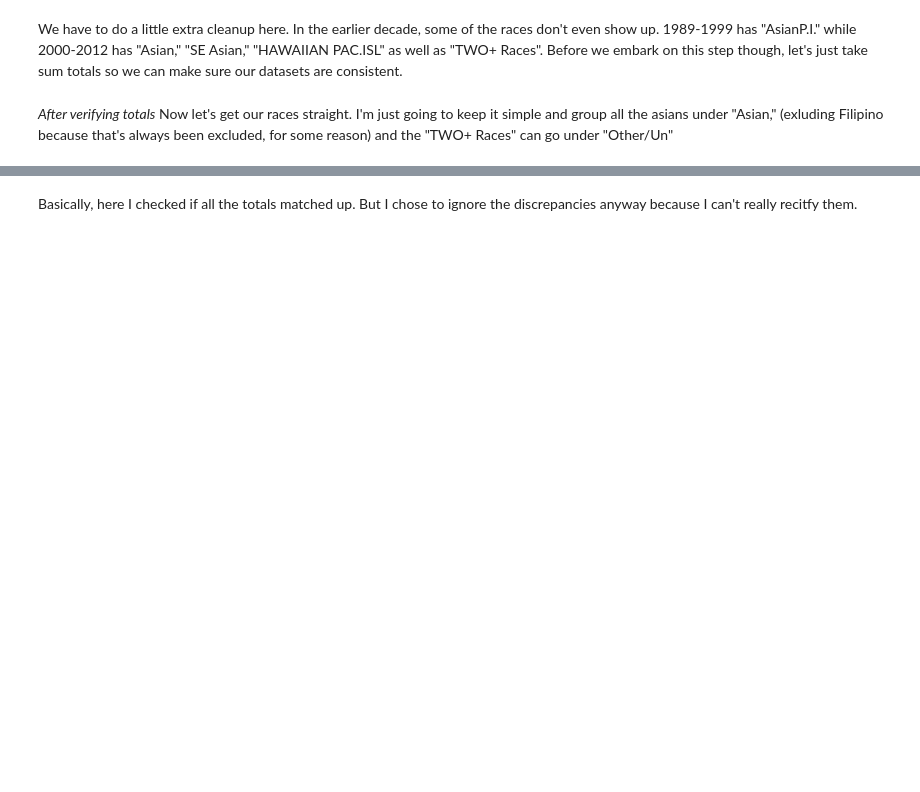
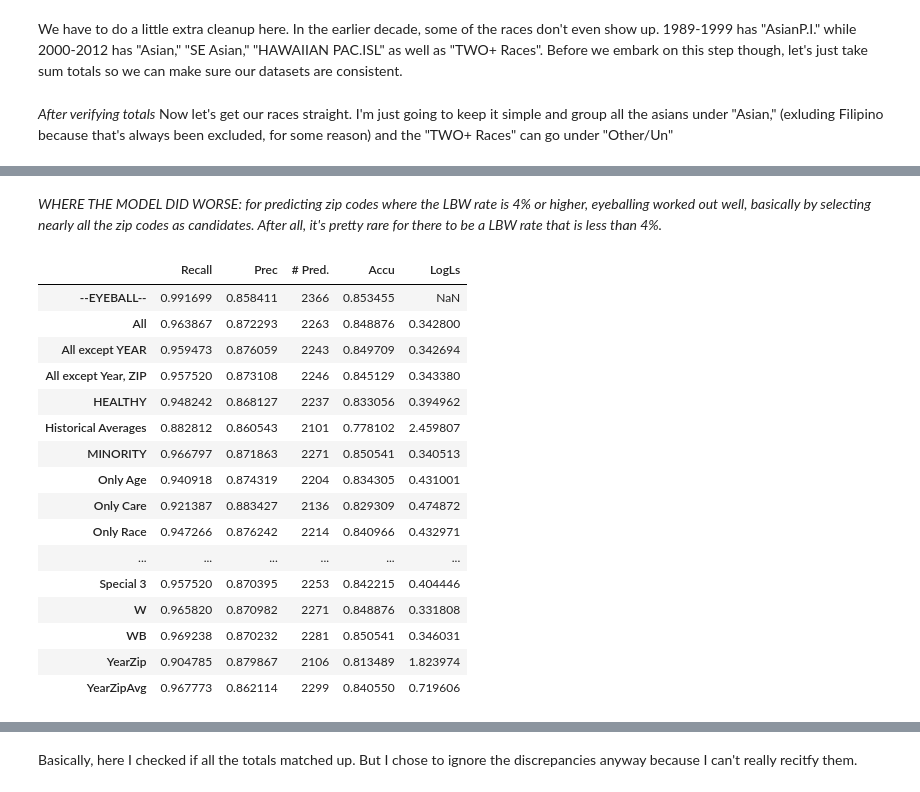
Before and after one commit to ileayu/CA-LBW, a Jupyter notebook: CA BIRTHS.ipynb, the cells around one changed output, grey strips where cells are left out. Cells and saved outputs as stored; diff of their text form; code cells hidden in the pictures; blank space fills up the shorter version.

```diff
--- a/CA BIRTHS.ipynb
+++ b/CA BIRTHS.ipynb
@@ -510,0 +616,22 @@ In a classification task, a precision score of 1.0 for a class C means that ever
+# %% [markdown]
+*WHERE THE MODEL DID WORSE: for predicting zip codes where the LBW rate is 4% or higher, eyeballing worked out well, basically by selecting nearly all the zip codes as candidates. After all, it's pretty rare for there to be a LBW rate that is less than 4%.*
+# %%
+LBW[0.96]
+# %% [output]
+|  | Recall | Prec | # Pred. | Accu | LogLs |
+| --EYEBALL-- | 0.991699 | 0.858411 | 2366 | 0.853455 | NaN |
+| All | 0.963867 | 0.872293 | 2263 | 0.848876 | 0.342800 |
+| All except YEAR | 0.959473 | 0.876059 | 2243 | 0.849709 | 0.342694 |
+| All except Year, ZIP | 0.957520 | 0.873108 | 2246 | 0.845129 | 0.343380 |
+| HEALTHY | 0.948242 | 0.868127 | 2237 | 0.833056 | 0.394962 |
+| Historical Averages | 0.882812 | 0.860543 | 2101 | 0.778102 | 2.459807 |
+| MINORITY | 0.966797 | 0.871863 | 2271 | 0.850541 | 0.340513 |
+| Only Age | 0.940918 | 0.874319 | 2204 | 0.834305 | 0.431001 |
+| Only Care | 0.921387 | 0.883427 | 2136 | 0.829309 | 0.474872 |
+| Only Race | 0.947266 | 0.876242 | 2214 | 0.840966 | 0.432971 |
+| ... | ... | ... | ... | ... | ... |
+| Special 3 | 0.957520 | 0.870395 | 2253 | 0.842215 | 0.404446 |
+| W | 0.965820 | 0.870982 | 2271 | 0.848876 | 0.331808 |
+| WB | 0.969238 | 0.870232 | 2281 | 0.850541 | 0.346031 |
+| YearZip | 0.904785 | 0.879867 | 2106 | 0.813489 | 1.823974 |
+| YearZipAvg | 0.967773 | 0.862114 | 2299 | 0.840550 | 0.719606 |
```
Also changed, not shown: parts of 120 cells of this notebook.
